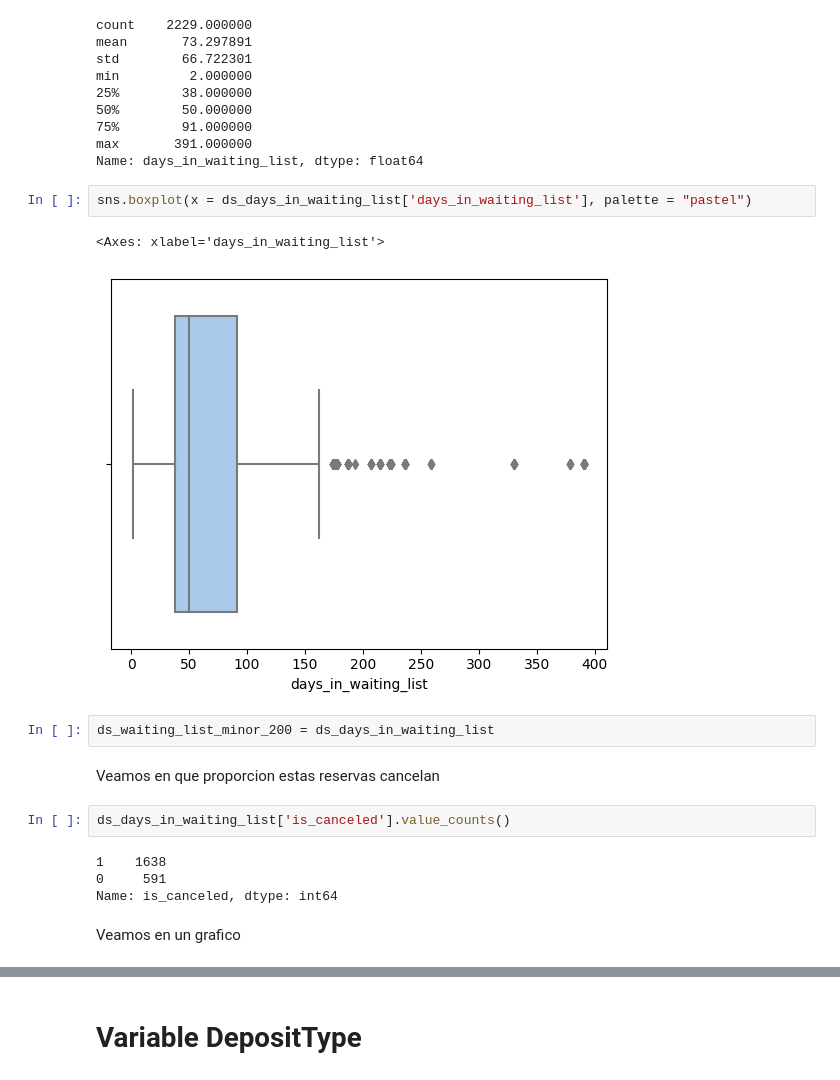
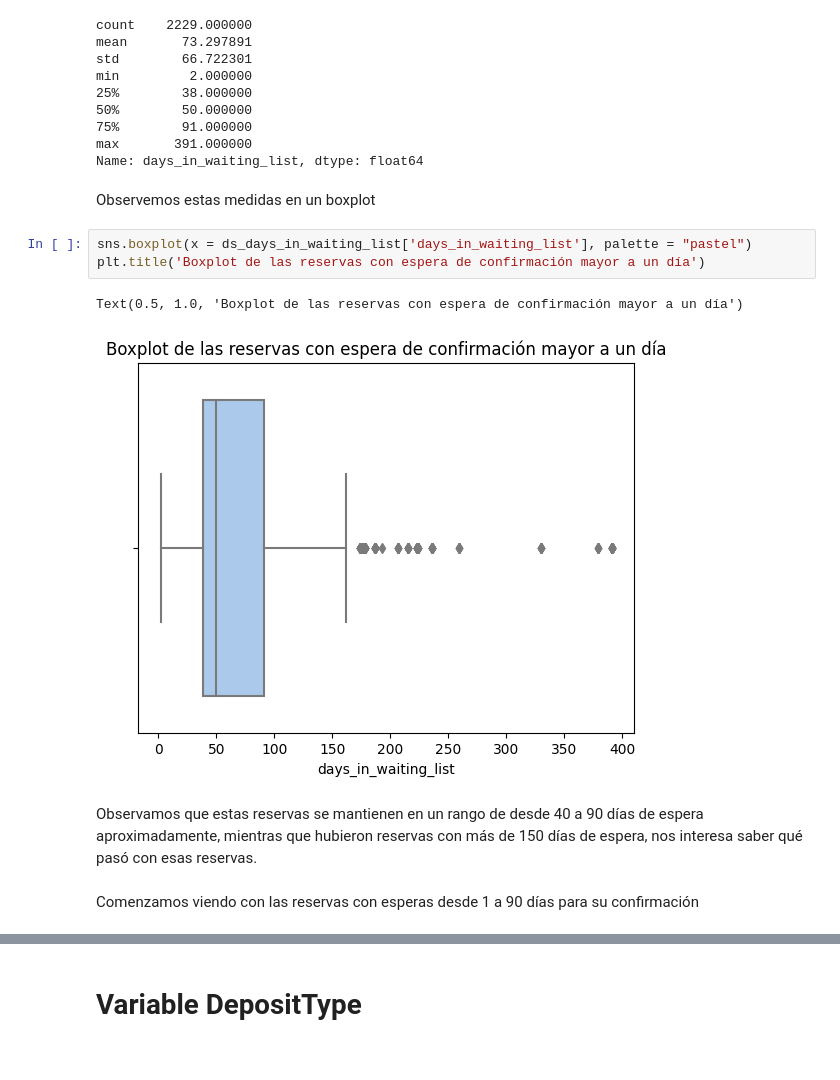
Before and after one commit to juanignaciogiacobbe/7506R-2C2023-GRUPO15, a Jupyter notebook: 7506R_TP1_GRUPO15_CHP1_ENTREGA.ipynb, the cells around one changed output, grey strips where cells are left out. Drawn from its saved outputs; the diff is of its cells as text.

```diff
--- a/7506R_TP1_GRUPO15_CHP1_ENTREGA.ipynb
+++ b/7506R_TP1_GRUPO15_CHP1_ENTREGA.ipynb
@@ -1361,20 +1194,15 @@ min         2.000000
 75%        91.000000
 max       391.000000
 Name: days_in_waiting_list, dtype: float64
+# %% [markdown]
+Observemos estas medidas en un boxplot
 # %%
 sns.boxplot(x = ds_days_in_waiting_list['days_in_waiting_list'], palette = "pastel")
+plt.title('Boxplot de las reservas con espera de confirmación mayor a un día')
 # %% [output]
-<Axes: xlabel='days_in_waiting_list'>
+Text(0.5, 1.0, 'Boxplot de las reservas con espera de confirmación mayor a un día')
-[figure, old version]
+[figure, new version]
-# %%
-ds_waiting_list_minor_200 = ds_days_in_waiting_list
-# %% [markdown]
-Veamos en que proporcion estas reservas cancelan
-# %%
-ds_days_in_waiting_list['is_canceled'].value_counts()
-# %% [output]
-1    1638
-0     591
-Name: is_canceled, dtype: int64
-# %% [markdown]
-Veamos en un grafico
+# %% [markdown]
+Observamos que estas reservas se mantienen en un rango de desde 40 a 90 días de espera aproximadamente, mientras que hubieron reservas con más de 150 días de espera, nos interesa saber qué pasó con esas reservas.
+# %% [markdown]
+Comenzamos viendo con las reservas con esperas desde 1 a 90 días para su confirmación
```
Also changed, not shown: parts of 374 cells of this notebook.
